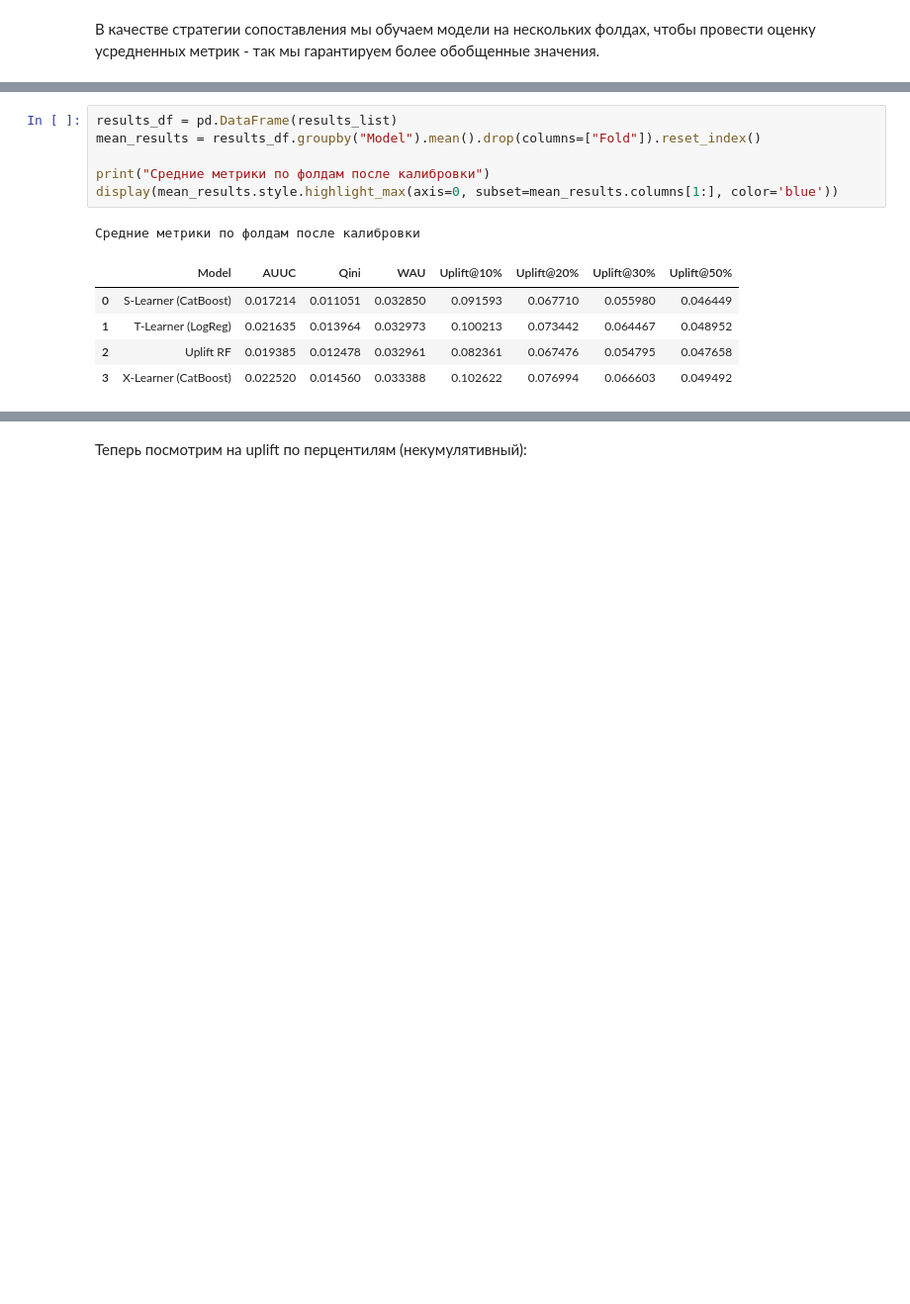
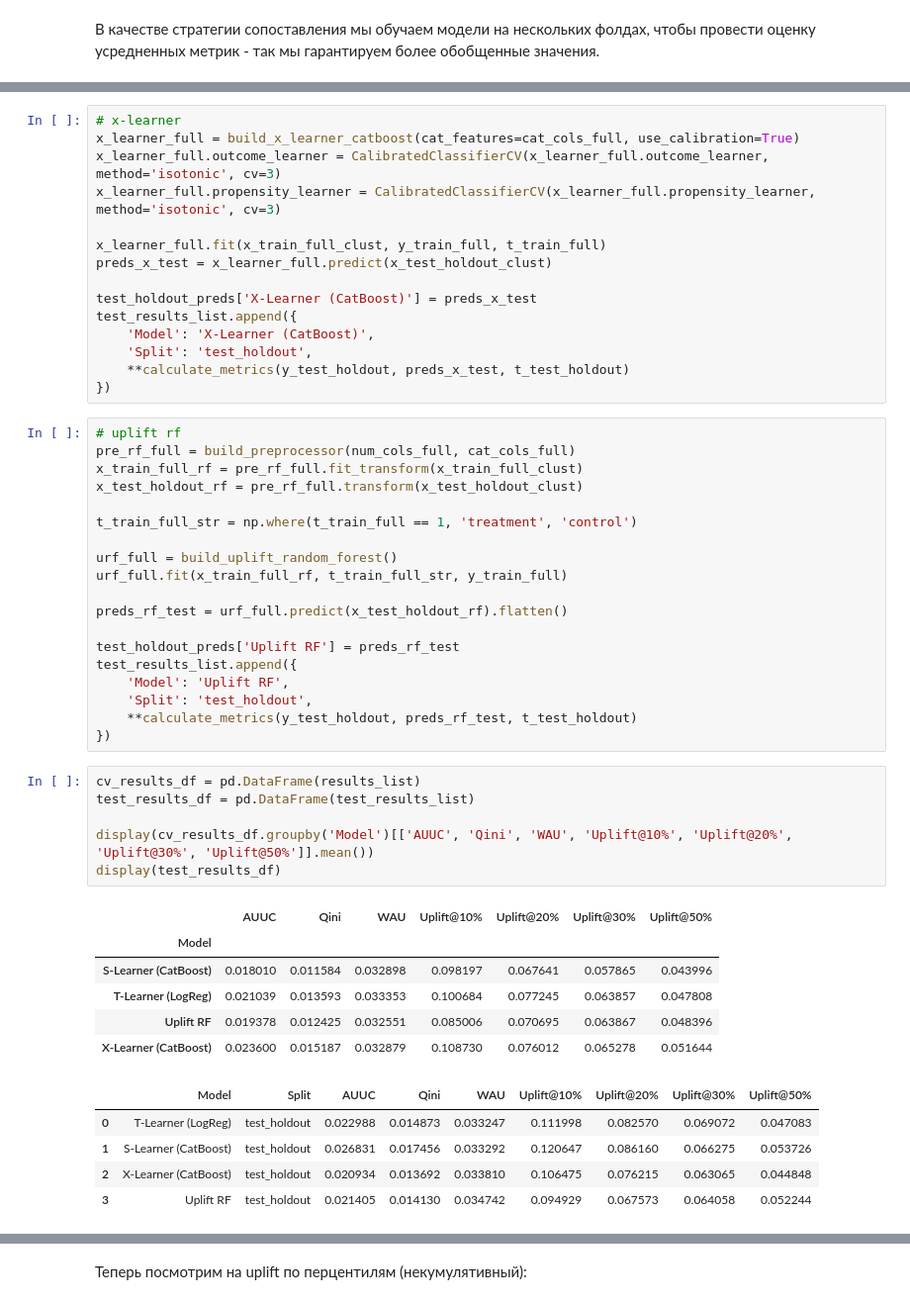
Before and after one commit to VShilovich/uplift-modeling-hse, a Jupyter notebook: Classic-ml-models/jupyter_results_comparison/All_models-new_feats_analysis.ipynb, the cells around one changed output, grey strips where cells are left out. Shown at 99% size. Drawn from its saved outputs; the diff is of its cells as text; blank space fills up the shorter version.

```diff
--- a/Classic-ml-models/jupyter_results_comparison/All_models-new_feats_analysis.ipynb
+++ b/Classic-ml-models/jupyter_results_comparison/All_models-new_feats_analysis.ipynb
@@ -240,13 +490,52 @@ for fold, (train_idx, test_idx) in enumerate(skf.split(X_all, strata)):
+# %%
+# x-learner
+x_learner_full = build_x_learner_catboost(cat_features=cat_cols_full, use_calibration=True)
+x_learner_full.outcome_learner = CalibratedClassifierCV(x_learner_full.outcome_learner, method='isotonic', cv=3)
+x_learner_full.propensity_learner = CalibratedClassifierCV(x_learner_full.propensity_learner, method='isotonic', cv=3)
+
+x_learner_full.fit(x_train_full_clust, y_train_full, t_train_full)
+preds_x_test = x_learner_full.predict(x_test_holdout_clust)
+
+test_holdout_preds['X-Learner (CatBoost)'] = preds_x_test
+test_results_list.append({
+    'Model': 'X-Learner (CatBoost)',
+    'Split': 'test_holdout',
+    **calculate_metrics(y_test_holdout, preds_x_test, t_test_holdout)
+})
+# %%
+# uplift rf
+pre_rf_full = build_preprocessor(num_cols_full, cat_cols_full)
+x_train_full_rf = pre_rf_full.fit_transform(x_train_full_clust)
+x_test_holdout_rf = pre_rf_full.transform(x_test_holdout_clust)
+
+t_train_full_str = np.where(t_train_full == 1, 'treatment', 'control')
+
+urf_full = build_uplift_random_forest()
+urf_full.fit(x_train_full_rf, t_train_full_str, y_train_full)
+
+preds_rf_test = urf_full.predict(x_test_holdout_rf).flatten()
+
+test_holdout_preds['Uplift RF'] = preds_rf_test
+test_results_list.append({
+    'Model': 'Uplift RF',
+    'Split': 'test_holdout',
+    **calculate_metrics(y_test_holdout, preds_rf_test, t_test_holdout)
+})
 # %%
-results_df = pd.DataFrame(results_list)
-mean_results = results_df.groupby("Model").mean().drop(columns=["Fold"]).reset_index()
+cv_results_df = pd.DataFrame(results_list)
+test_results_df = pd.DataFrame(test_results_list)
 
-print("Средние метрики по фолдам после калибровки")
-display(mean_results.style.highlight_max(axis=0, subset=mean_results.columns[1:], color='blue'))
+display(cv_results_df.groupby('Model')[['AUUC', 'Qini', 'WAU', 'Uplift@10%', 'Uplift@20%', 'Uplift@30%', 'Uplift@50%']].mean())
+display(test_results_df)
 # %% [output]
-Средние метрики по фолдам после калибровки
-|  | Model | AUUC | Qini | WAU | Uplift@10% | Uplift@20% | Uplift@30% | Uplift@50% |
-| 0 | S-Learner (CatBoost) | 0.017214 | 0.011051 | 0.032850 | 0.091593 | 0.067710 | 0.055980 | 0.046449 |
-| 1 | T-Learner (LogReg) | 0.021635 | 0.013964 | 0.032973 | 0.100213 | 0.073442 | 0.064467 | 0.048952 |
-| 2 | Uplift RF | 0.019385 | 0.012478 | 0.032961 | 0.082361 | 0.067476 | 0.054795 | 0.047658 |
-| 3 | X-Learner (CatBoost) | 0.022520 | 0.014560 | 0.033388 | 0.102622 | 0.076994 | 0.066603 | 0.049492 |
+|  | AUUC | Qini | WAU | Uplift@10% | Uplift@20% | Uplift@30% | Uplift@50% |
+| Model |  |  |  |  |  |  |  |
+| S-Learner (CatBoost) | 0.018010 | 0.011584 | 0.032898 | 0.098197 | 0.067641 | 0.057865 | 0.043996 |
+| T-Learner (LogReg) | 0.021039 | 0.013593 | 0.033353 | 0.100684 | 0.077245 | 0.063857 | 0.047808 |
+| Uplift RF | 0.019378 | 0.012425 | 0.032551 | 0.085006 | 0.070695 | 0.063867 | 0.048396 |
+| X-Learner (CatBoost) | 0.023600 | 0.015187 | 0.032879 | 0.108730 | 0.076012 | 0.065278 | 0.051644 |
+|  | Model | Split | AUUC | Qini | WAU | Uplift@10% | Uplift@20% | Uplift@30% | Uplift@50% |
+| 0 | T-Learner (LogReg) | test_holdout | 0.022988 | 0.014873 | 0.033247 | 0.111998 | 0.082570 | 0.069072 | 0.047083 |
+| 1 | S-Learner (CatBoost) | test_holdout | 0.026831 | 0.017456 | 0.033292 | 0.120647 | 0.086160 | 0.066275 | 0.053726 |
+| 2 | X-Learner (CatBoost) | test_holdout | 0.020934 | 0.013692 | 0.033810 | 0.106475 | 0.076215 | 0.063065 | 0.044848 |
+| 3 | Uplift RF | test_holdout | 0.021405 | 0.014130 | 0.034742 | 0.094929 | 0.067573 | 0.064058 | 0.052244 |
```
Also changed, not shown: parts of 27 cells of this notebook, 1 other file.
